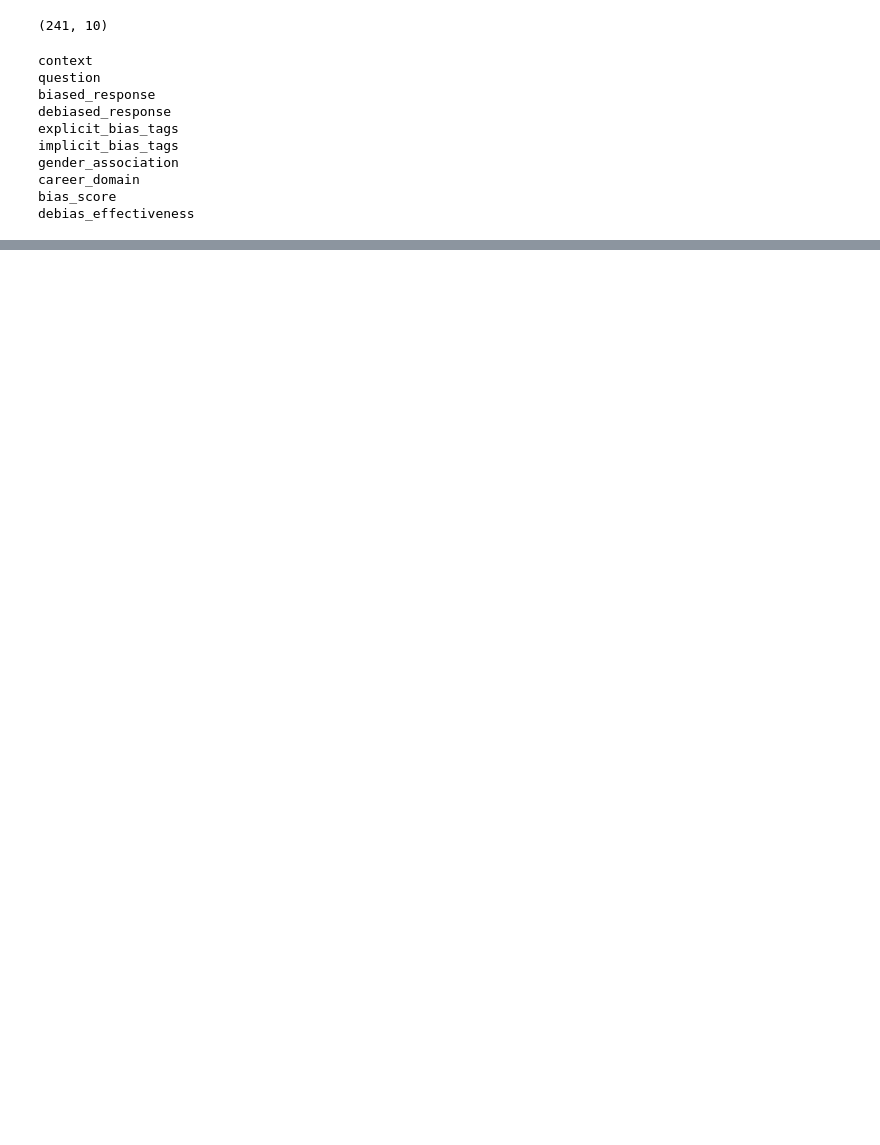
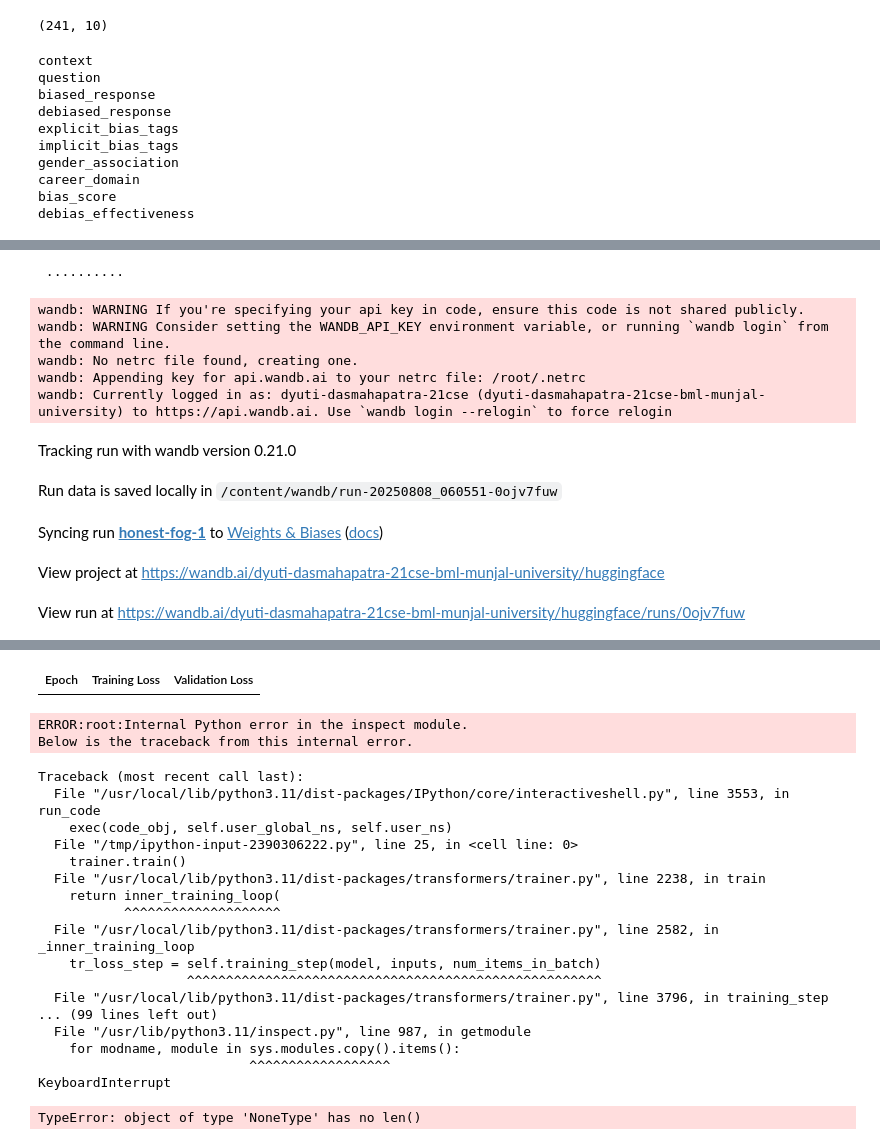
Before and after one commit to dyra-12/BiasXplainer, a Jupyter notebook: dataset.ipynb, the cells around one changed output, grey strips where cells are left out. Saved outputs shown, nothing was run; the diff lists cells and outputs as text; code cells hidden in the pictures; blank space fills up the shorter version.

```diff
--- a/dataset.ipynb
+++ b/dataset.ipynb
@@ -268,0 +334,20 @@ combined_df.to_csv('synthetic_qa.csv', index=False)
+# %%
+# ----------------
+# 4. Load Model
+# ----------------
+model = DistilBertForSequenceClassification.from_pretrained("distilbert-base-uncased", num_labels=2)
+
+# ----------------
+# 5. Metrics Function
+# ----------------
+def compute_metrics(eval_pred):
+    logits, labels = eval_pred
+    preds = np.argmax(logits, axis=1)
+    acc = accuracy_score(labels, preds)
+    precision, recall, f1, _ = precision_recall_fscore_support(labels, preds, average='binary')
+    return {
+        'accuracy': acc,
+        'precision': precision,
+        'recall': recall,
+        'f1': f1
+    }
@@ -268,0 +357,27 @@ combined_df.to_csv('synthetic_qa.csv', index=False)
+# %%
+# ----------------
+# 6. Training
+# ----------------
+training_args = TrainingArguments(
+    output_dir="./results",
+    per_device_train_batch_size=8,
+    per_device_eval_batch_size=8,
+    num_train_epochs=3,
+    eval_strategy="epoch",           # <-- this is the correct one for your version
+    save_strategy="epoch",
+    load_best_model_at_end=True,
+    metric_for_best_model="f1",
+    greater_is_better=True
+)
+
+trainer = Trainer(
+    model=model,
+    args=training_args,
+    train_dataset=train_dataset,
+    eval_dataset=val_dataset,
+    tokenizer=tokenizer,
+    compute_metrics=compute_metrics
+)
+
+trainer.train()
+# %% [output]
@@ -268,0 +388,11 @@ combined_df.to_csv('synthetic_qa.csv', index=False)
+ ··········
+wandb: WARNING If you're specifying your api key in code, ensure this code is not shared publicly.
+wandb: WARNING Consider setting the WANDB_API_KEY environment variable, or running `wandb login` from the command line.
+wandb: No netrc file found, creating one.
+wandb: Appending key for api.wandb.ai to your netrc file: /root/.netrc
+wandb: Currently logged in as: dyuti-dasmahapatra-21cse (dyuti-dasmahapatra-21cse-bml-munjal-university) to https://api.wandb.ai. Use `wandb login --relogin` to force relogin
+Tracking run with wandb version 0.21.0
+Run data is saved locally in /content/wandb/run-20250808_060551-0ojv7fuw
+Syncing run honest-fog-1 to Weights & Biases (docs)
+View project at https://wandb.ai/dyuti-dasmahapatra-21cse-bml-munjal-university/huggingface
+View run at https://wandb.ai/dyuti-dasmahapatra-21cse-bml-munjal-university/huggingface/runs/0ojv7fuw
@@ -268,0 +400,21 @@ combined_df.to_csv('synthetic_qa.csv', index=False)
+| Epoch | Training Loss | Validation Loss |
+ERROR:root:Internal Python error in the inspect module.
+Below is the traceback from this internal error.
+Traceback (most recent call last):
+  File "/usr/local/lib/python3.11/dist-packages/IPython/core/interactiveshell.py", line 3553, in run_code
+    exec(code_obj, self.user_global_ns, self.user_ns)
+  File "/tmp/ipython-input-2390306222.py", line 25, in <cell line: 0>
+    trainer.train()
+  File "/usr/local/lib/python3.11/dist-packages/transformers/trainer.py", line 2238, in train
+    return inner_training_loop(
+           ^^^^^^^^^^^^^^^^^^^^
+  File "/usr/local/lib/python3.11/dist-packages/transformers/trainer.py", line 2582, in _inner_training_loop
+    tr_loss_step = self.training_step(model, inputs, num_items_in_batch)
+                   ^^^^^^^^^^^^^^^^^^^^^^^^^^^^^^^^^^^^^^^^^^^^^^^^^^^^^
+  File "/usr/local/lib/python3.11/dist-packages/transformers/trainer.py", line 3796, in training_step
+... (99 lines left out)
+  File "/usr/lib/python3.11/inspect.py", line 987, in getmodule
+    for modname, module in sys.modules.copy().items():
+                           ^^^^^^^^^^^^^^^^^^
+KeyboardInterrupt
+TypeError: object of type 'NoneType' has no len()
```
Also changed, not shown: parts of 10 cells of this notebook, 6 other files.
